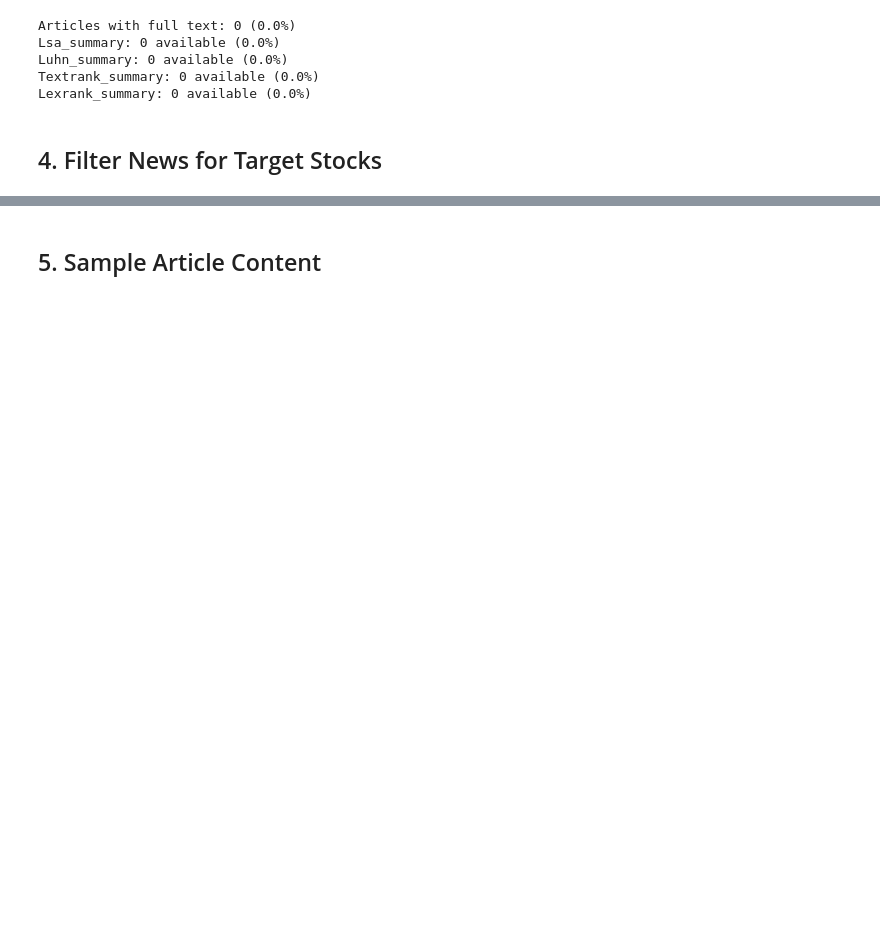
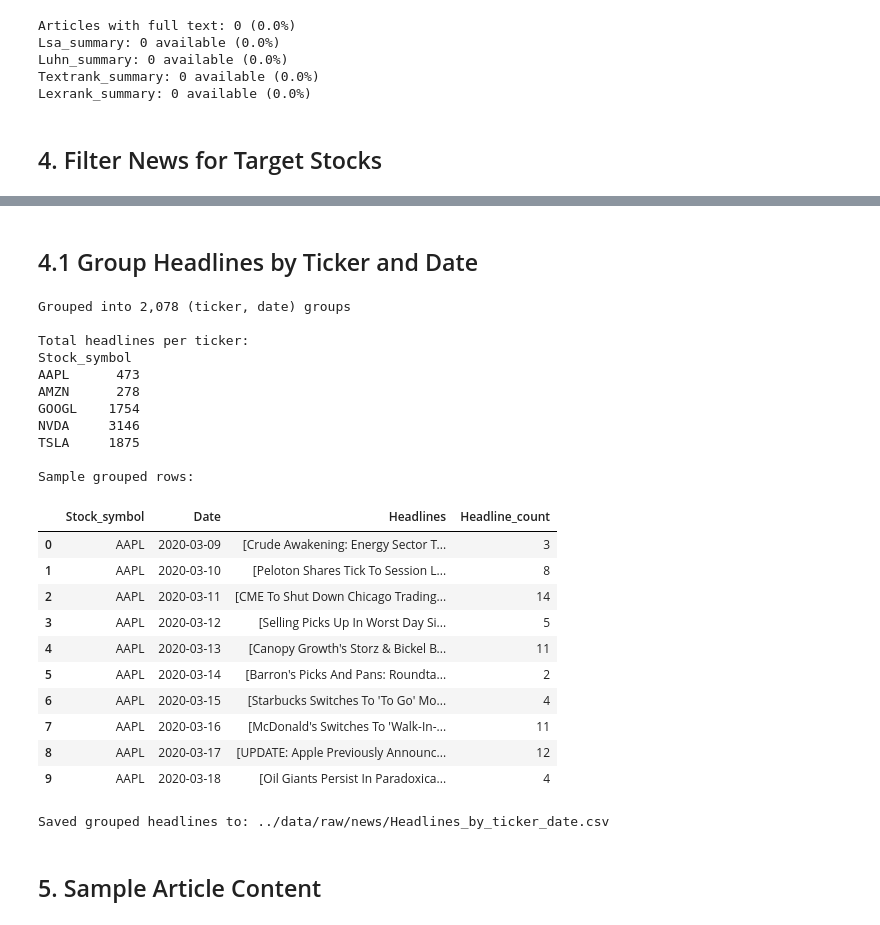
Before and after one commit to vengatc/ai-financial-intelligence-platform, a Jupyter notebook: notebooks/02_news_data_exploration.ipynb, the cells around one changed output, grey strips where cells are left out. Drawn from its saved outputs; the diff is of its cells as text; code cells hidden in the pictures; blank space fills up the shorter version.

```diff
--- a/notebooks/02_news_data_exploration.ipynb
+++ b/notebooks/02_news_data_exploration.ipynb
@@ -232,6 +231,78 @@ Date
 # %%
 filtered_external_path = NEWS_DIR / "Filtered_external.csv"
 df_target.to_csv(filtered_external_path)
+# %% [markdown]
+## 4.1 Group Headlines by Ticker and Date
+# %%
+# Group all headlines for each (Stock_symbol, Date) into a single record.
+# This aggregates multiple articles published for the same stock on the same day,
+# which is useful for aligning news with daily price data later.
+
+if {'Stock_symbol', 'Date', 'Article_title'}.issubset(df_target.columns):
+    grouped = df_target.copy()
+
+    # Normalize Date to a day-level value (drop the time component)
+    grouped['Date_only'] = pd.to_datetime(grouped['Date'], utc=True).dt.date
+
+    # Keep only valid headlines
+    grouped['Article_title'] = grouped['Article_title'].astype(str)
+    grouped = grouped[
+        (grouped['Article_title'].str.strip() != '') &
+        (grouped['Article_title'].str.strip().str.lower() != 'nan') &
+        (grouped['Article_title'] != 'N/A')
+    ]
+
+    # Aggregate headlines per ticker per day
+    headlines_by_ticker_date = (
+        grouped.groupby(['Stock_symbol', 'Date_only'])['Article_title']
+        .agg(list)
+        .reset_index()
+        .rename(columns={'Article_title': 'Headlines', 'Date_only': 'Date'})
+    )
+    headlines_by_ticker_date['Headline_count'] = headlines_by_ticker_date['Headlines'].apply(len)
+
+    headlines_by_ticker_date = headlines_by_ticker_date.sort_values(
+        ['Stock_symbol', 'Date']
+    ).reset_index(drop=True)
+
+    print(f"Grouped into {len(headlines_by_ticker_date):,} (ticker, date) groups")
+    print()
+    print("Total headlines per ticker:")
+    print(headlines_by_ticker_date.groupby('Stock_symbol')['Headline_count'].sum().to_string())
+    print()
+    print("Sample grouped rows:")
+    display(headlines_by_ticker_date.head(10))
+# %% [output]
+Grouped into 2,078 (ticker, date) groups
+
+Total headlines per ticker:
+Stock_symbol
+AAPL      473
+AMZN      278
+GOOGL    1754
+NVDA     3146
+TSLA     1875
+
+Sample grouped rows:
+|  | Stock_symbol | Date | Headlines | Headline_count |
+| 0 | AAPL | 2020-03-09 | [Crude Awakening: Energy Sector T... | 3 |
+| 1 | AAPL | 2020-03-10 | [Peloton Shares Tick To Session L... | 8 |
+| 2 | AAPL | 2020-03-11 | [CME To Shut Down Chicago Trading... | 14 |
+| 3 | AAPL | 2020-03-12 | [Selling Picks Up In Worst Day Si... | 5 |
+| 4 | AAPL | 2020-03-13 | [Canopy Growth's Storz & Bickel B... | 11 |
+| 5 | AAPL | 2020-03-14 | [Barron's Picks And Pans: Roundta... | 2 |
+| 6 | AAPL | 2020-03-15 | [Starbucks Switches To 'To Go' Mo... | 4 |
+| 7 | AAPL | 2020-03-16 | [McDonald's Switches To 'Walk-In-... | 11 |
+| 8 | AAPL | 2020-03-17 | [UPDATE: Apple Previously Announc... | 12 |
+| 9 | AAPL | 2020-03-18 | [Oil Giants Persist In Paradoxica... | 4 |
+# %%
+# Save the grouped headlines to CSV
+if 'headlines_by_ticker_date' in dir():
+    grouped_path = NEWS_DIR / "Headlines_by_ticker_date.csv"
+    headlines_by_ticker_date.to_csv(grouped_path, index=False)
+    print(f"Saved grouped headlines to: {grouped_path}")
+# %% [output]
+Saved grouped headlines to: ../data/raw/news/Headlines_by_ticker_date.csv
 # %% [markdown]
 ## 5. Sample Article Content
 # %%
```
Also changed, not shown: parts of 18 cells of this notebook, 8 other files.
